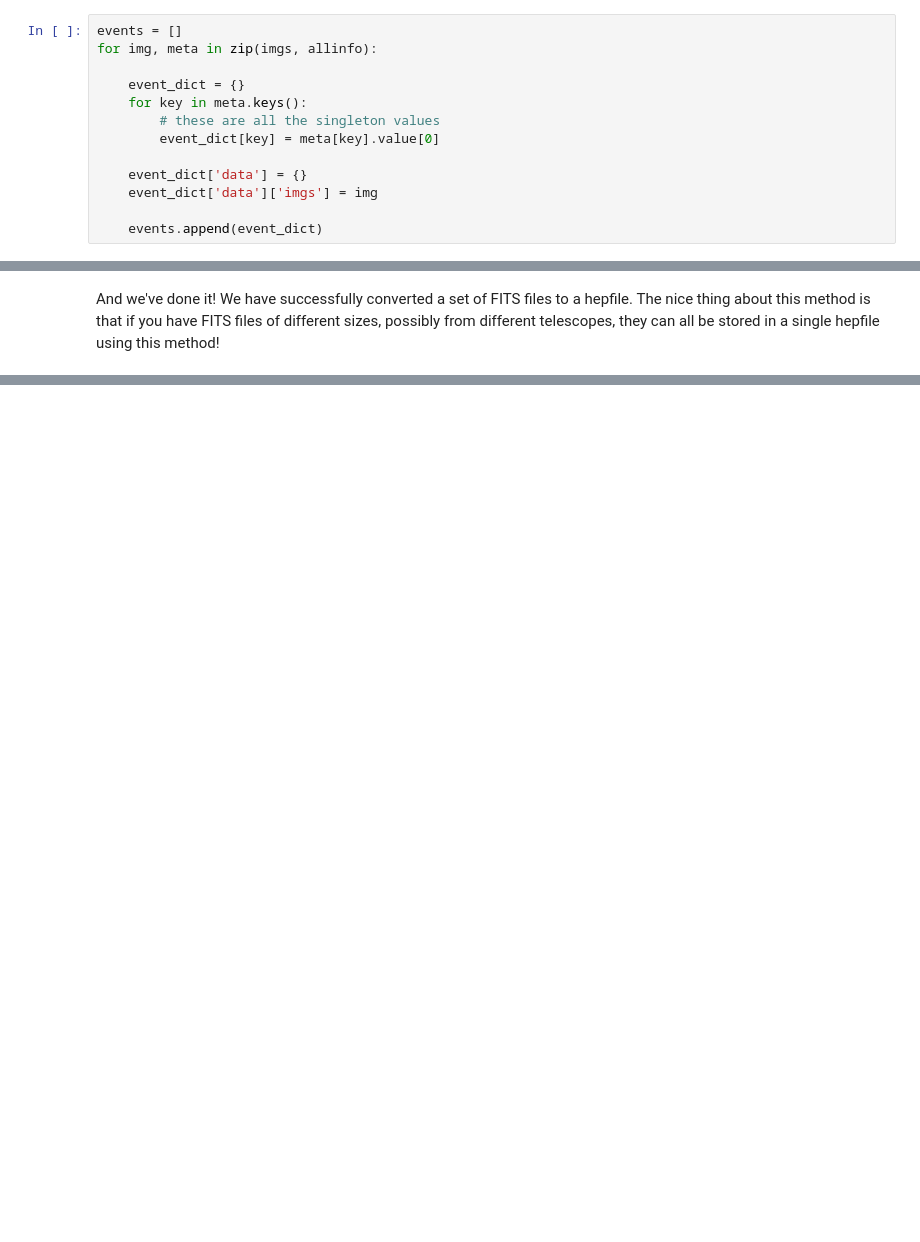
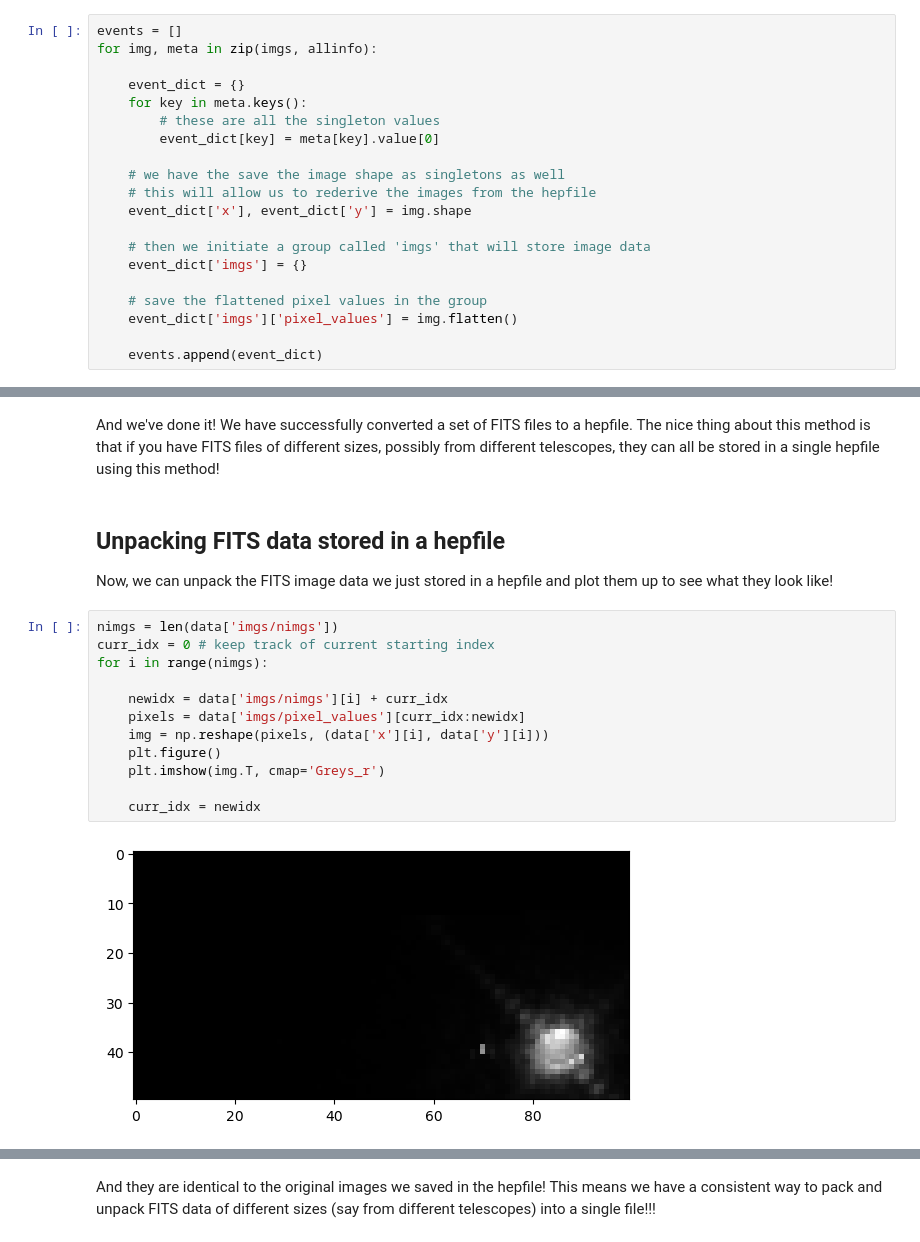
Before and after one commit to mattbellis/hepfile, a Jupyter notebook: docs/examples/example_nb/fits_tutorial.ipynb, the cells around one changed output, grey strips where cells are left out. Drawn from its saved outputs; the diff is of its cells as text; blank space fills up the shorter version.

```diff
--- a/docs/examples/example_nb/fits_tutorial.ipynb
+++ b/docs/examples/example_nb/fits_tutorial.ipynb
@@ -134,8 +125,15 @@ for img, meta in zip(imgs, allinfo):
         # these are all the singleton values
         event_dict[key] = meta[key].value[0]
 
-    event_dict['data'] = {}
-    event_dict['data']['imgs'] = img
+    # we have the save the image shape as singletons as well
+    # this will allow us to rederive the images from the hepfile
+    event_dict['x'], event_dict['y'] = img.shape
+
+    # then we initiate a group called 'imgs' that will store image data
+    event_dict['imgs'] = {}
+
+    # save the flattened pixel values in the group
+    event_dict['imgs']['pixel_values'] = img.flatten()
 
     events.append(event_dict)
 # %% [markdown]
@@ -168,2 +148,20 @@ Metadata added
 # %% [markdown]
 And we've done it! We have successfully converted a set of FITS files to a hepfile. The nice thing about this method is that if you have FITS files of different sizes, possibly from different telescopes, they can all be stored in a single hepfile using this method!
+# %% [markdown]
+## Unpacking FITS data stored in a hepfile
+
+Now, we can unpack the FITS image data we just stored in a hepfile and plot them up to see what they look like!
+# %%
+nimgs = len(data['imgs/nimgs'])
+curr_idx = 0 # keep track of current starting index
+for i in range(nimgs):
+
+    newidx = data['imgs/nimgs'][i] + curr_idx
+    pixels = data['imgs/pixel_values'][curr_idx:newidx]
+    img = np.reshape(pixels, (data['x'][i], data['y'][i]))
+    plt.figure()
+    plt.imshow(img.T, cmap='Greys_r')
+
+    curr_idx = newidx
+# %% [output]
+[figure, added]
@@ -169,0 +170,2 @@ And we've done it! We have successfully converted a set of FITS files to a hepfi
+# %% [markdown]
+And they are identical to the original images we saved in the hepfile! This means we have a consistent way to pack and unpack FITS data of different sizes (say from different telescopes) into a single file!!!
```
Also changed, not shown: parts of 15 cells of this notebook, 3 other files.
